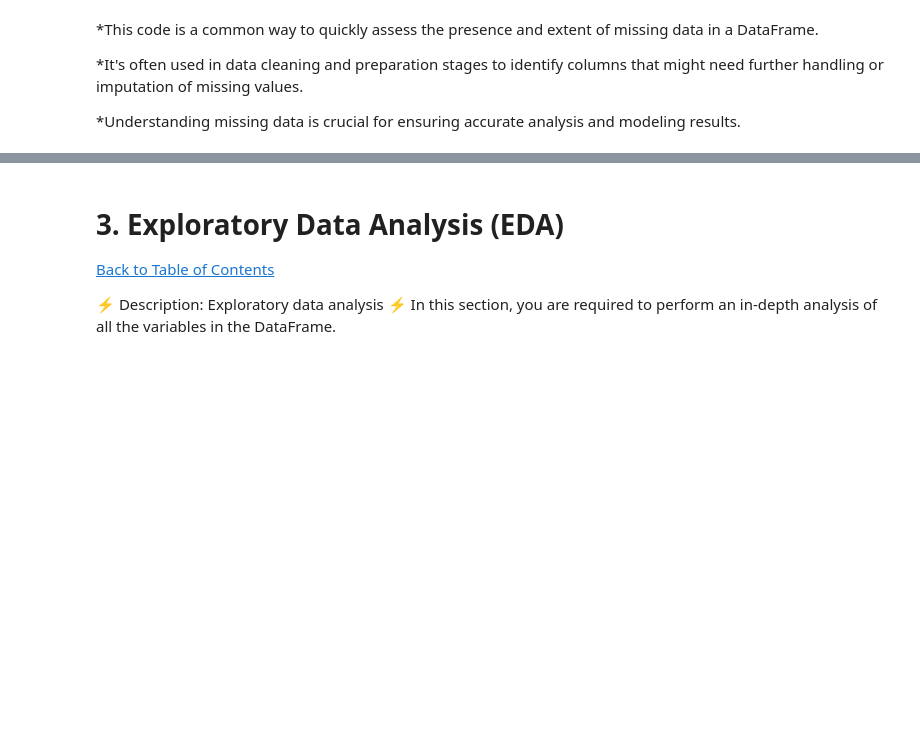
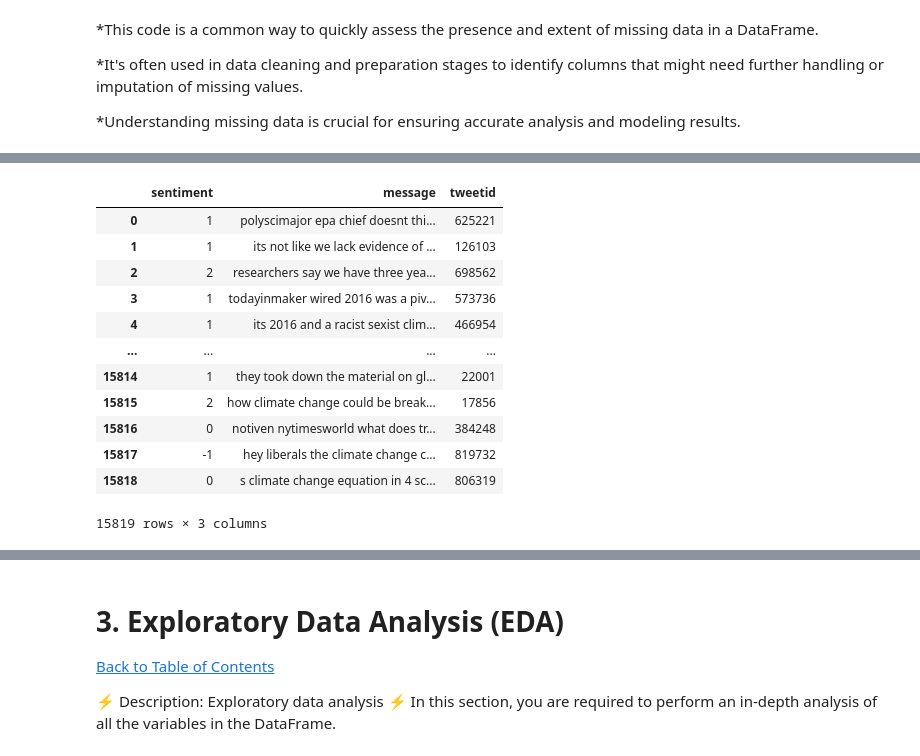
Before and after one commit to Thato-rabodiba/NM_1-Coders, a Jupyter notebook: NM_1 CLASSIFICATION PREDICT.ipynb, the cells around one changed output, grey strips where cells are left out. Cells and saved outputs as stored; diff of their text form; code cells hidden in the pictures; blank space fills up the shorter version.

```diff
--- a/NM_1 CLASSIFICATION PREDICT.ipynb
+++ b/NM_1 CLASSIFICATION PREDICT.ipynb
@@ -171,0 +295,17 @@ dtype: int64
+# %%
+with pd.option_context('display.max_colwidth', None):
+  display(df)
+# %% [output]
+|  | sentiment | message | tweetid |
+| 0 | 1 | polyscimajor epa chief doesnt thi... | 625221 |
+| 1 | 1 | its not like we lack evidence of ... | 126103 |
+| 2 | 2 | researchers say we have three yea... | 698562 |
+| 3 | 1 | todayinmaker wired 2016 was a piv... | 573736 |
+| 4 | 1 | its 2016 and a racist sexist clim... | 466954 |
+| ... | ... | ... | ... |
+| 15814 | 1 | they took down the material on gl... | 22001 |
+| 15815 | 2 | how climate change could be break... | 17856 |
+| 15816 | 0 | notiven nytimesworld what does tr... | 384248 |
+| 15817 | -1 | hey liberals the climate change c... | 819732 |
+| 15818 | 0 | s climate change equation in 4 sc... | 806319 |
+15819 rows × 3 columns
```
Also changed, not shown: parts of 28 cells of this notebook.
